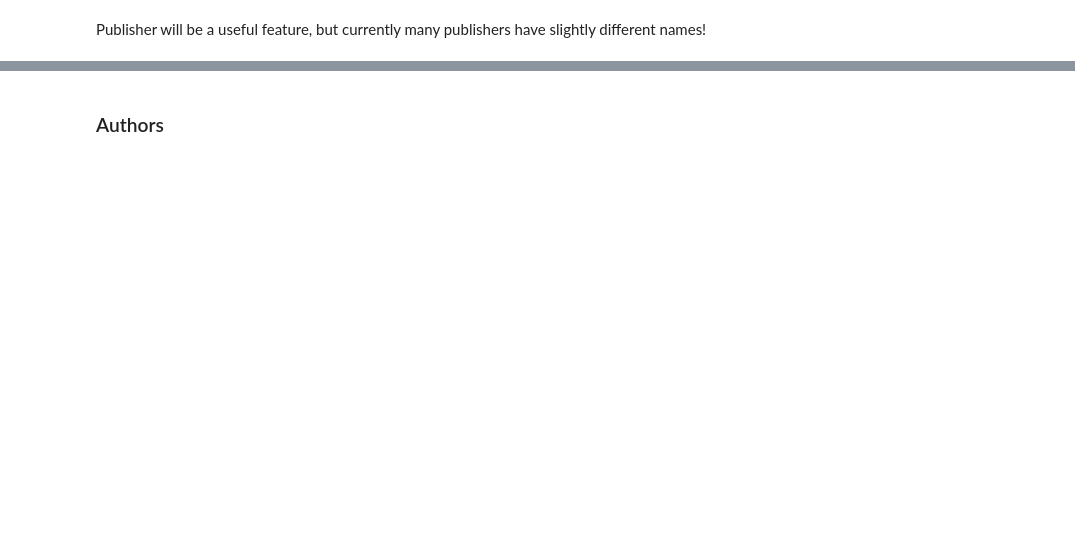
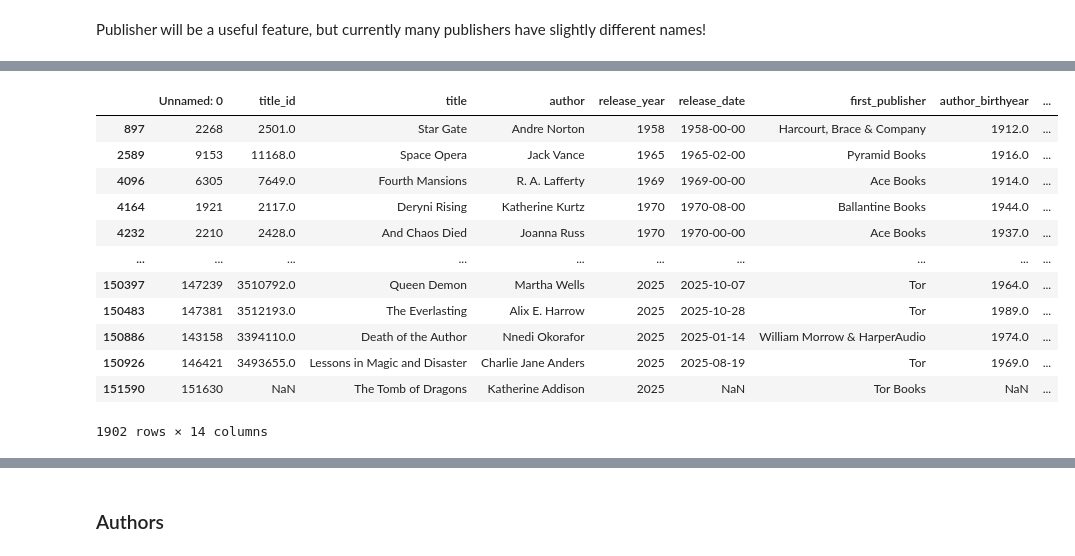
Before and after one commit to Erdos-Projects/summer26-nomination-worthy-books, a Jupyter notebook: exploratory-data-analysis/dataset-eda.ipynb, the cells around one changed output, grey strips where cells are left out. Saved outputs shown, nothing was run; the diff lists cells and outputs as text; code cells hidden in the pictures; blank space fills up the shorter version.

```diff
--- a/exploratory-data-analysis/dataset-eda.ipynb
+++ b/exploratory-data-analysis/dataset-eda.ipynb
@@ -89,0 +128,16 @@ Name: proportion, Length: 262, dtype: float64
+# %%
+books[~books['tags'].isna()][books['locus']]
+# %% [output]
+|  | Unnamed: 0 | title_id | title | author | release_year | release_date | first_publisher | author_birthyear | ... |
+| 897 | 2268 | 2501.0 | Star Gate | Andre Norton | 1958 | 1958-00-00 | Harcourt, Brace & Company | 1912.0 | ... |
+| 2589 | 9153 | 11168.0 | Space Opera | Jack Vance | 1965 | 1965-02-00 | Pyramid Books | 1916.0 | ... |
+| 4096 | 6305 | 7649.0 | Fourth Mansions | R. A. Lafferty | 1969 | 1969-00-00 | Ace Books | 1914.0 | ... |
+| 4164 | 1921 | 2117.0 | Deryni Rising | Katherine Kurtz | 1970 | 1970-08-00 | Ballantine Books | 1944.0 | ... |
+| 4232 | 2210 | 2428.0 | And Chaos Died | Joanna Russ | 1970 | 1970-00-00 | Ace Books | 1937.0 | ... |
+| ... | ... | ... | ... | ... | ... | ... | ... | ... | ... |
+| 150397 | 147239 | 3510792.0 | Queen Demon | Martha Wells | 2025 | 2025-10-07 | Tor | 1964.0 | ... |
+| 150483 | 147381 | 3512193.0 | The Everlasting | Alix E. Harrow | 2025 | 2025-10-28 | Tor | 1989.0 | ... |
+| 150886 | 143158 | 3394110.0 | Death of the Author | Nnedi Okorafor | 2025 | 2025-01-14 | William Morrow & HarperAudio | 1974.0 | ... |
+| 150926 | 146421 | 3493655.0 | Lessons in Magic and Disaster | Charlie Jane Anders | 2025 | 2025-08-19 | Tor | 1969.0 | ... |
+| 151590 | 151630 | NaN | The Tomb of Dragons | Katherine Addison | 2025 | NaN | Tor Books | NaN | ... |
+1902 rows × 14 columns
```
Also changed, not shown: parts of 64 cells of this notebook, 1 other file.
